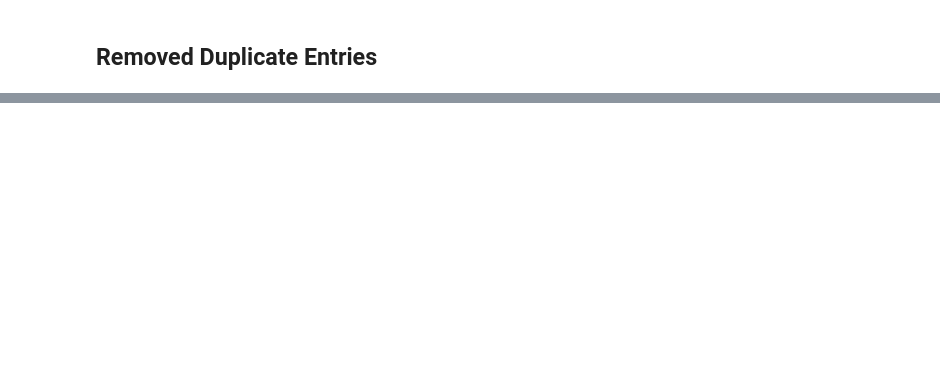
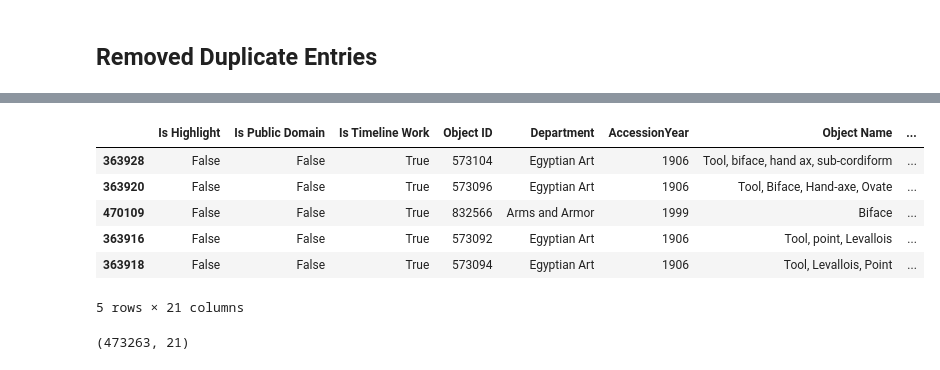
Before and after one commit to Aubrey-Li/METDataAnalysis, a Jupyter notebook: MET.ipynb, the cells around one changed output, grey strips where cells are left out. Saved outputs shown, nothing was run; the diff lists cells and outputs as text; code cells hidden in the pictures; blank space fills up the shorter version.

```diff
--- a/MET.ipynb
+++ b/MET.ipynb
@@ -88,7 +119,7 @@ met.shape
 # %%
 #Period, Dynasty, Reign, Artist Display Bio, Artist Nationality?, Artist Gender?, City, State, County, Country,
 #Region, Subregion, Locale, Locus
-blank = ['Period', 'Dynasty', 'Reign', 'Artist Display Bio', 'City', 'State', 'County', 'Country',
+blank = ['Period', 'Dynasty', 'Reign', 'Artist Display Bio', 'Artist Gender', 'City', 'State', 'County', 'Country',
          'Region', 'Subregion', 'Locale', 'Locus']
 met = met.drop(blank, axis=1)
 met.head()
@@ -103,5 +134,5 @@ met.head()
 # %% [markdown]
 ## Removed Duplicate Entries
 # %%
-if met[met.duplicated()].shape[0] != 0:
-    met=met.drop_duplicates(keep='first')
+#if met[met.duplicated()].shape[0] != 0:
+#    met=met.drop_duplicates(keep='first')
@@ -107,0 +164,19 @@ if met[met.duplicated()].shape[0] != 0:
+# %%
+met = met[met["Object Begin Date"].notnull()
+          & ((met["Object Begin Date"] != 0)
+             | (met["Object End Date"] != 0))
+          & ((met["Object Begin Date"] <= 2020)
+             | (met["Object End Date"] <= 2020))].sort_values(by="Object Begin Date", ascending=True)
+met.head()
+# %% [output]
+|  | Is Highlight | Is Public Domain | Is Timeline Work | Object ID | Department | AccessionYear | Object Name | ... |
+| 363928 | False | False | True | 573104 | Egyptian Art | 1906 | Tool, biface, hand ax, sub-cordiform | ... |
+| 363920 | False | False | True | 573096 | Egyptian Art | 1906 | Tool, Biface, Hand-axe, Ovate | ... |
+| 470109 | False | False | True | 832566 | Arms and Armor | 1999 | Biface | ... |
+| 363916 | False | False | True | 573092 | Egyptian Art | 1906 | Tool, point, Levallois | ... |
+| 363918 | False | False | True | 573094 | Egyptian Art | 1906 | Tool, Levallois, Point | ... |
+5 rows × 21 columns
+# %%
+met.shape
+# %% [output]
+(473263, 21)
```
Also changed, not shown: parts of 8 cells of this notebook.
